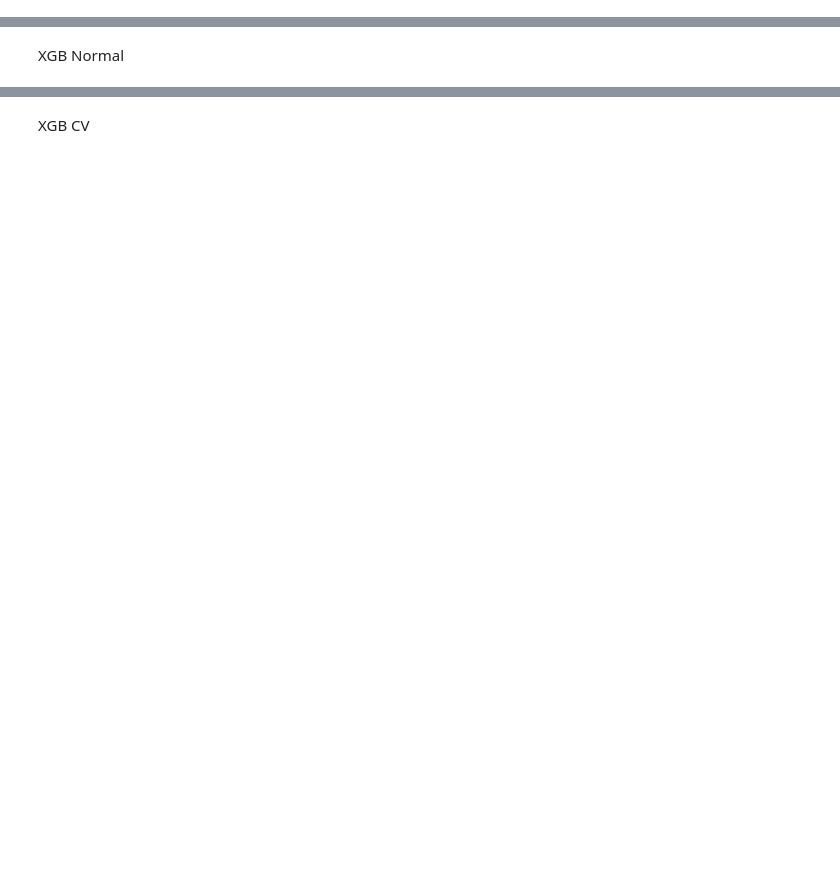
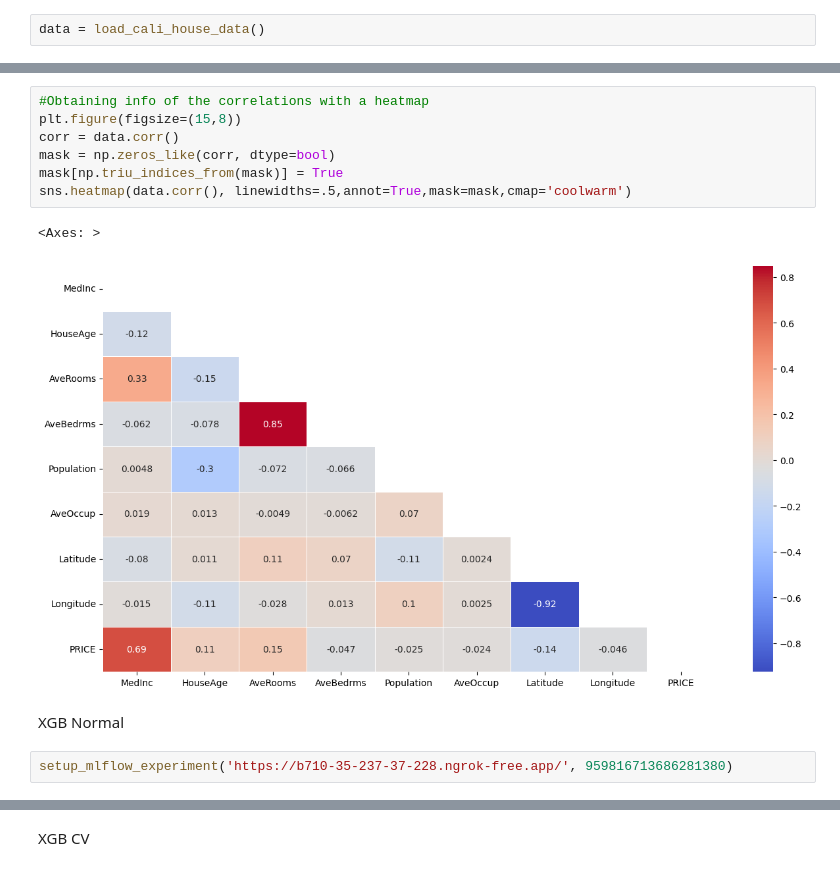
Before and after one commit to Mimohamed1998/mercon_mlops, a Jupyter notebook: src/model/model_runs.ipynb, the cells around one changed output, grey strips where cells are left out. Cells and saved outputs as stored; diff of their text form; blank space fills up the shorter version.

```diff
--- a/src/model/model_runs.ipynb
+++ b/src/model/model_runs.ipynb
@@ -9,0 +23,2 @@ from data.load_data import load_cali_house_data
+# %%
+data = load_cali_house_data()
@@ -10,3 +47,15 @@ from data.load_data import load_cali_house_data
+# %%
+#Obtaining info of the correlations with a heatmap
+plt.figure(figsize=(15,8))
+corr = data.corr()
+mask = np.zeros_like(corr, dtype=bool)
+mask[np.triu_indices_from(mask)] = True
+sns.heatmap(data.corr(), linewidths=.5,annot=True,mask=mask,cmap='coolwarm')
+# %% [output]
+<Axes: >
+[figure, added]
 # %% [markdown]
 XGB Normal
+# %%
+setup_mlflow_experiment('https://b710-35-237-37-228.ngrok-free.app/', 959816713686281380)
 # %%
```
Also changed, not shown: parts of 12 cells of this notebook, 7 other files.
